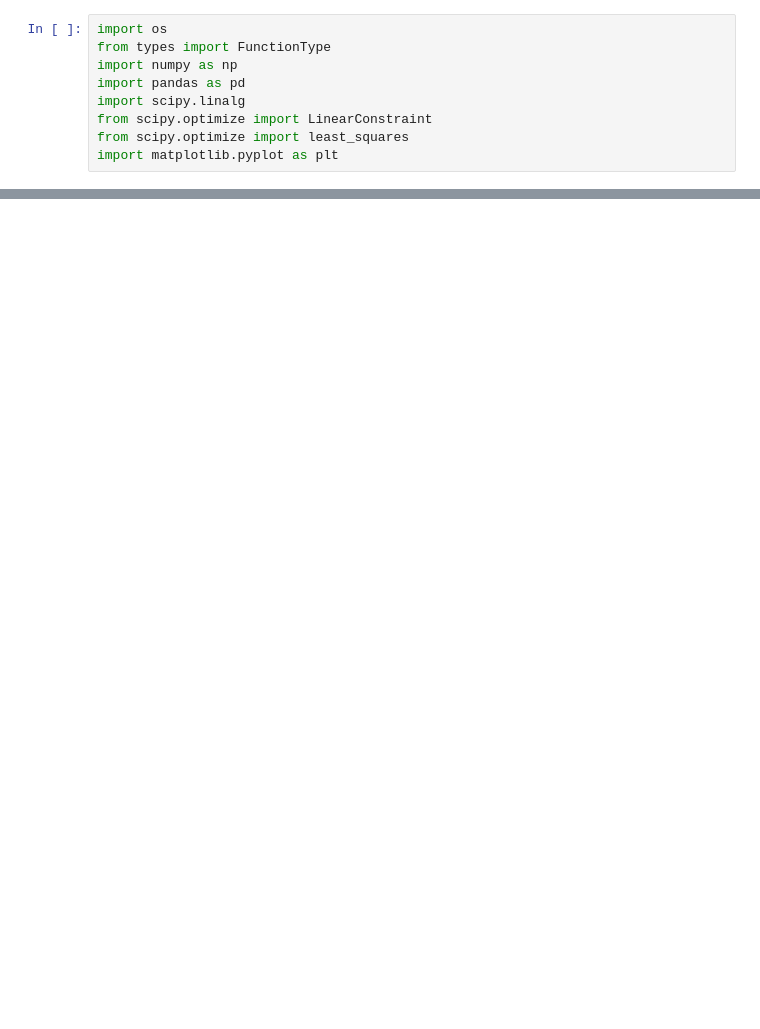
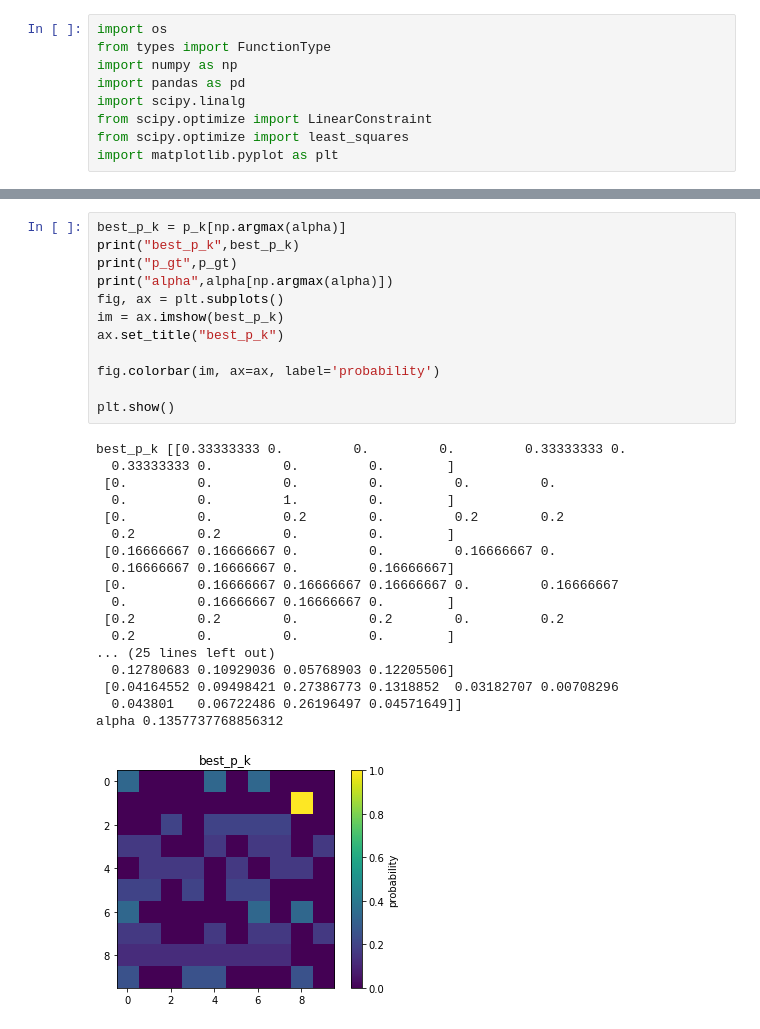
Before and after one commit to aleeeexxx/KME, a Jupyter notebook: MODIL.ipynb, the cells around one changed output, grey strips where cells are left out. Saved outputs shown, nothing was run; the diff lists cells and outputs as text; blank space fills up the shorter version.

```diff
--- a/MODIL.ipynb
+++ b/MODIL.ipynb
@@ -317,0 +264,31 @@ error 0.0718683714543282
+# %%
+best_p_k = p_k[np.argmax(alpha)]
+print("best_p_k",best_p_k)
+print("p_gt",p_gt)
+print("alpha",alpha[np.argmax(alpha)])
+fig, ax = plt.subplots()
+im = ax.imshow(best_p_k)
+ax.set_title("best_p_k")
+
+fig.colorbar(im, ax=ax, label='probability')
+
+plt.show()
+# %% [output]
+best_p_k [[0.33333333 0.         0.         0.         0.33333333 0.
+  0.33333333 0.         0.         0.        ]
+ [0.         0.         0.         0.         0.         0.
+  0.         0.         1.         0.        ]
+ [0.         0.         0.2        0.         0.2        0.2
+  0.2        0.2        0.         0.        ]
+ [0.16666667 0.16666667 0.         0.         0.16666667 0.
+  0.16666667 0.16666667 0.         0.16666667]
+ [0.         0.16666667 0.16666667 0.16666667 0.         0.16666667
+  0.         0.16666667 0.16666667 0.        ]
+ [0.2        0.2        0.         0.2        0.         0.2
+  0.2        0.         0.         0.        ]
+... (25 lines left out)
+  0.12780683 0.10929036 0.05768903 0.12205506]
+ [0.04164552 0.09498421 0.27386773 0.1318852  0.03182707 0.00708296
+  0.043801   0.06722486 0.26196497 0.04571649]]
+alpha 0.1357737768856312
+[figure, added]
```
Also changed, not shown: parts of 15 cells of this notebook.
